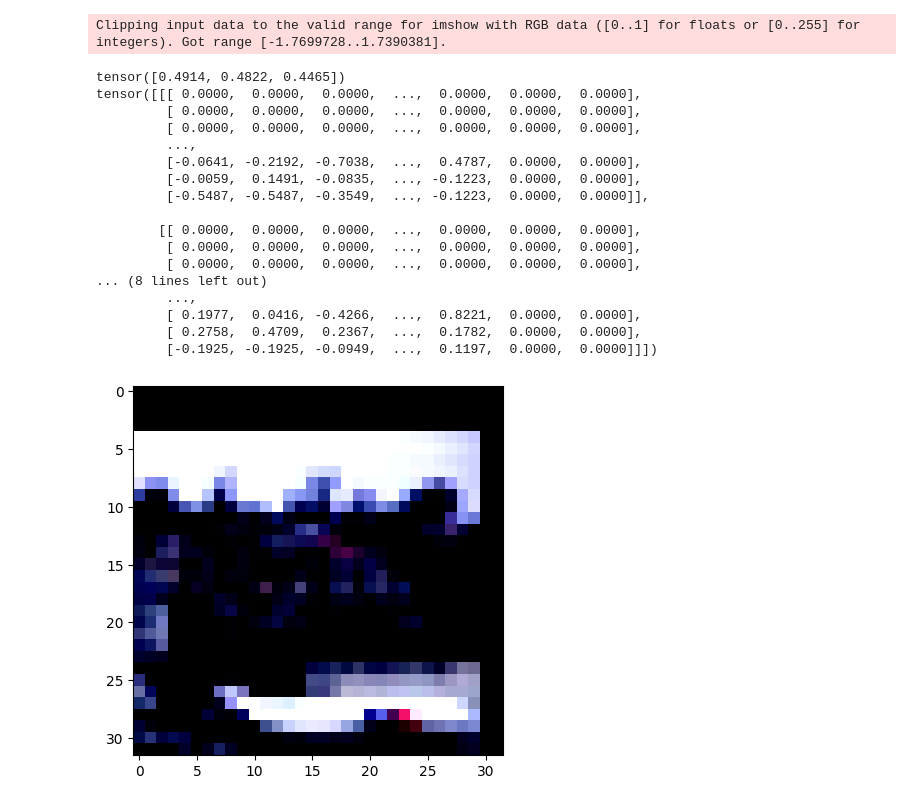
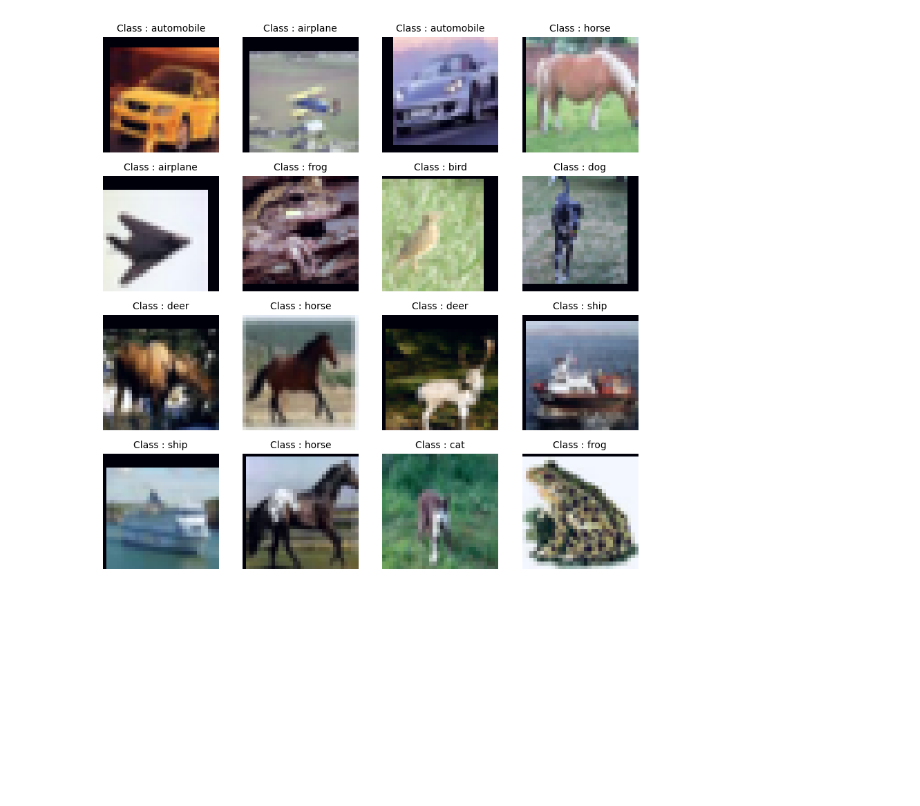
Before and after one commit to varun-suresh/experiments-with-gpt2, a Jupyter notebook: vision_models/train_cifar.ipynb, the cells around one changed output. Saved outputs shown, nothing was run; the diff lists cells and outputs as text; code cells hidden in the pictures; blank space fills up the shorter version.

```diff
--- a/vision_models/train_cifar.ipynb
+++ b/vision_models/train_cifar.ipynb
@@ -18,41 +7,22 @@ dataset = cifar10("train")
 # %%
 rand_idx = random.sample(range(len(dataset)),k=16)
 class_names = ['airplane','automobile','bird','cat','deer','dog','frog','horse','ship','truck']
 plt.figure(figsize=(10,10))
 
 for i , idx in enumerate(rand_idx):
+    img, label = dataset[idx]["img"], dataset[idx]["label"]
 
-  img , label = dataset[idx]
+    #the image tensor's range is not between 0 and 1,so we have to temporarily scale the tensor values into range 0 and 1 to prevent error.
+    img = (img - img.min()) / (img.max() - img.min())
 
-  #the image tensor's range is not between 0 and 1,so we have to temporarily scale the tensor values into range 0 and 1 to prevent error.
-  img = (img - img.min()) / (img.max() - img.min())
+    img_class = class_names[label]
 
-  img_class = class_names[label]
-
-  plt.subplot(4,4,i+1)
-  plt.imshow(img.permute(1,2,0))
-  plt.title(f"Class : {img_class}",fontsize=10)
-  plt.axis(False)
+    plt.subplot(4,4,i+1)
+    plt.imshow(img.permute(1,2,0))
+    plt.title(f"Class : {img_class}",fontsize=10)
+    plt.axis(False)
 # %% [output]
-Clipping input data to the valid range for imshow with RGB data ([0..1] for floats or [0..255] for integers). Got range [-1.7699728..1.7390381].
-tensor([0.4914, 0.4822, 0.4465])
-tensor([[[ 0.0000,  0.0000,  0.0000,  ...,  0.0000,  0.0000,  0.0000],
-         [ 0.0000,  0.0000,  0.0000,  ...,  0.0000,  0.0000,  0.0000],
-         [ 0.0000,  0.0000,  0.0000,  ...,  0.0000,  0.0000,  0.0000],
-         ...,
-         [-0.0641, -0.2192, -0.7038,  ...,  0.4787,  0.0000,  0.0000],
-         [-0.0059,  0.1491, -0.0835,  ..., -0.1223,  0.0000,  0.0000],
-         [-0.5487, -0.5487, -0.3549,  ..., -0.1223,  0.0000,  0.0000]],
-
-        [[ 0.0000,  0.0000,  0.0000,  ...,  0.0000,  0.0000,  0.0000],
-         [ 0.0000,  0.0000,  0.0000,  ...,  0.0000,  0.0000,  0.0000],
-         [ 0.0000,  0.0000,  0.0000,  ...,  0.0000,  0.0000,  0.0000],
-... (8 lines left out)
-         ...,
-         [ 0.1977,  0.0416, -0.4266,  ...,  0.8221,  0.0000,  0.0000],
-         [ 0.2758,  0.4709,  0.2367,  ...,  0.1782,  0.0000,  0.0000],
-         [-0.1925, -0.1925, -0.0949,  ...,  0.1197,  0.0000,  0.0000]]])
-[figure, old version]
+[figure, new version]
 # %%
 from torch.utils.data import random_split
 from cifar10 import cifar10
```
Also changed, not shown: parts of 4 cells of this notebook, 1 other file.
